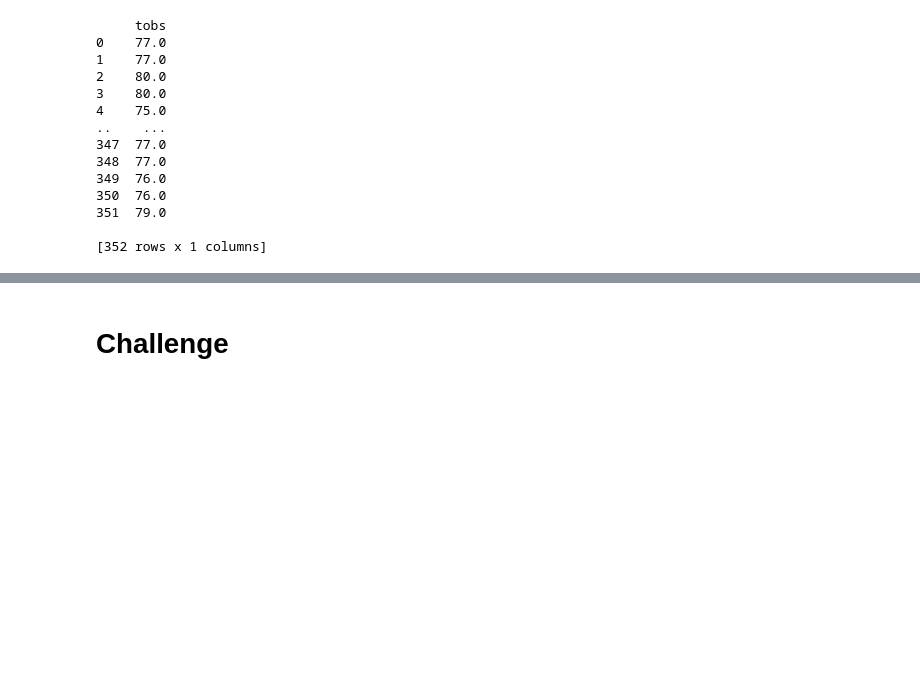
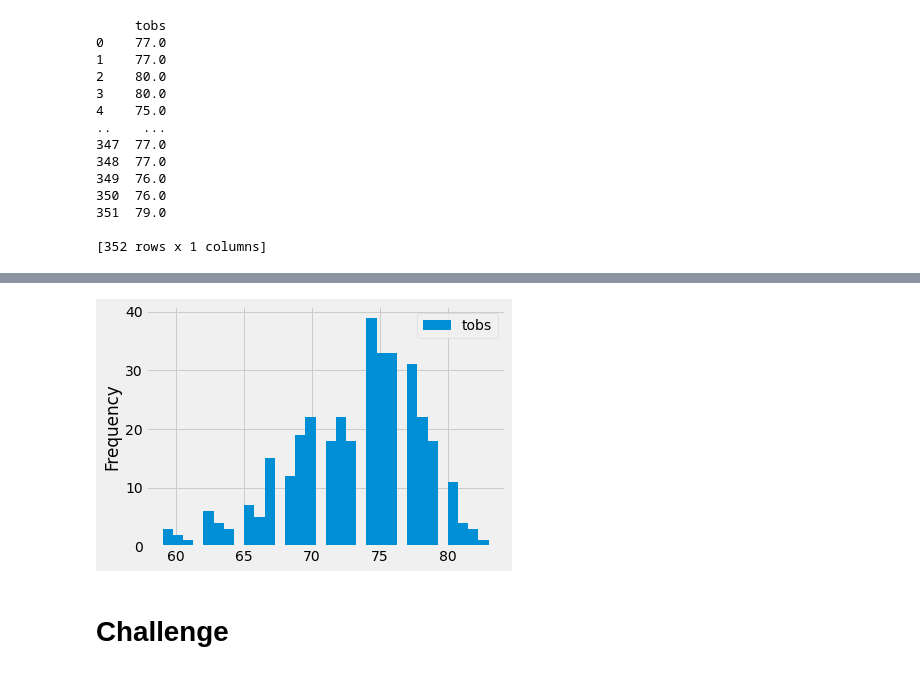
Before and after one commit to rclascano14/surfs_up, a Jupyter notebook: climate_analysis.ipynb, the cells around one changed output, grey strips where cells are left out. Drawn from its saved outputs; the diff is of its cells as text; code cells hidden in the pictures; blank space fills up the shorter version.

```diff
--- a/climate_analysis.ipynb
+++ b/climate_analysis.ipynb
@@ -135,3 +145,9 @@ print(df)
+# %%
+# Skill Drill (Adjust bins by 20)
+df.plot.hist(bins=32)
+plt.tight_layout()
+# %% [output]
+[figure, added]
 # %%
 # Write a function called `calc_temps` that will accept start date and end date in the format '%Y-%m-%d'
 # and return the minimum, average, and maximum temperatures for that range of dates
```
Also changed, not shown: parts of 2 cells of this notebook.
